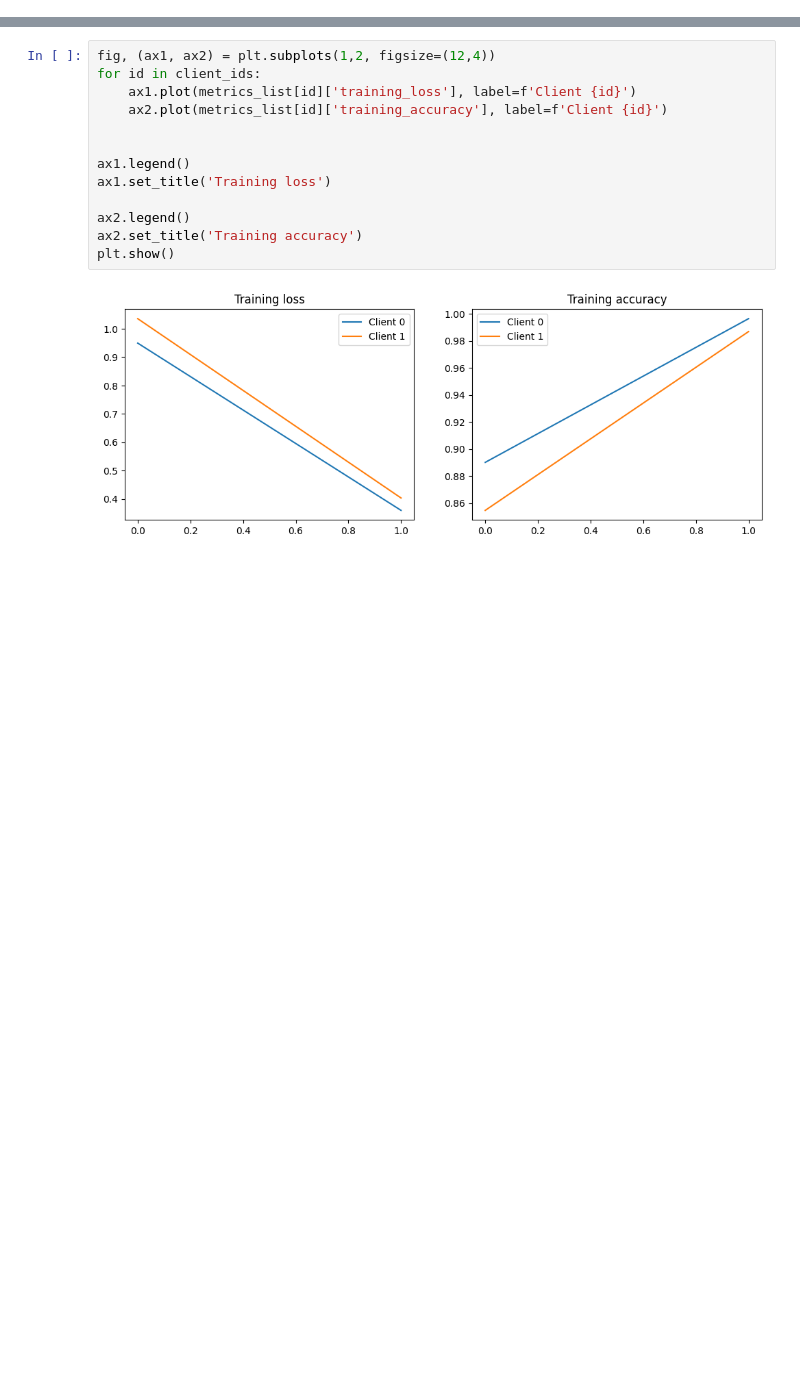
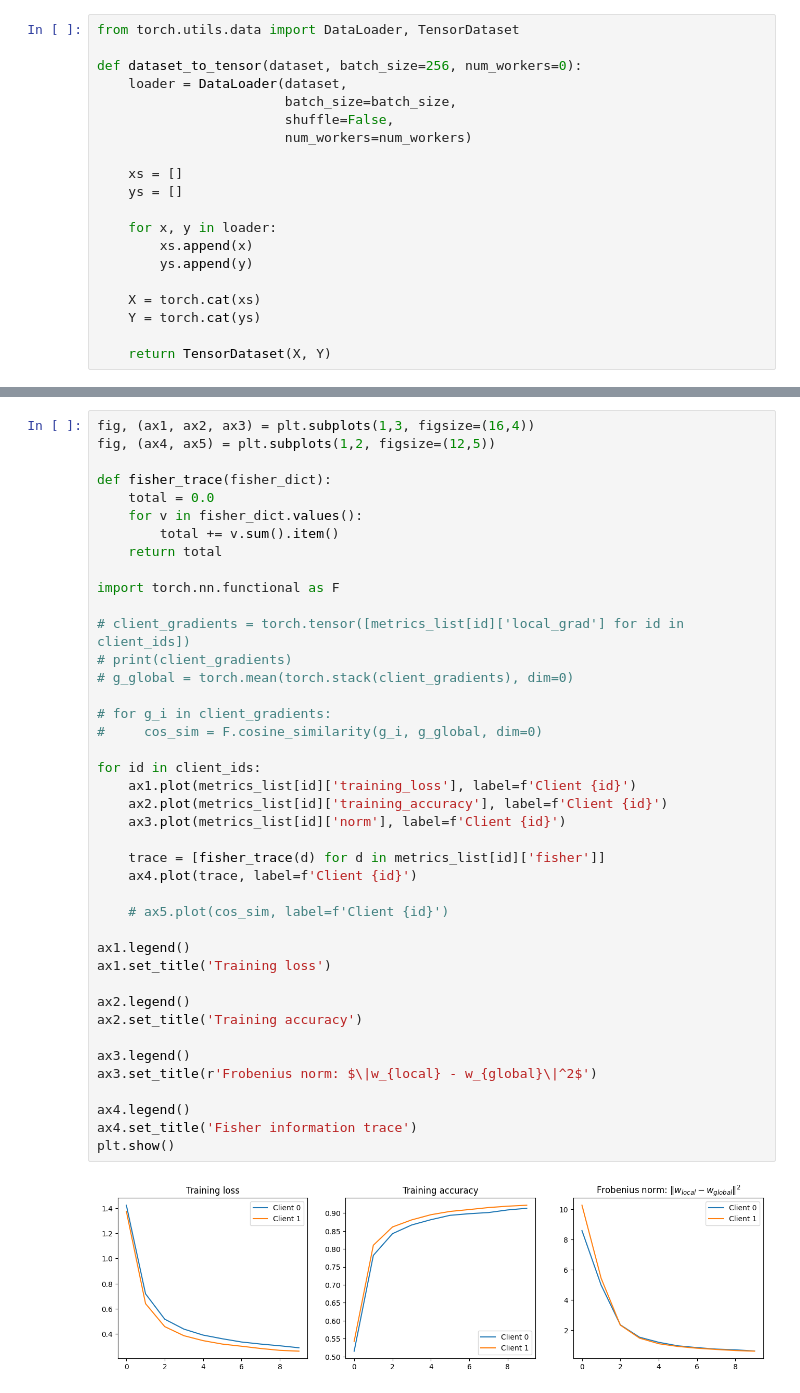
Before and after one commit to mhalleryd/MEX-FEDn, a Jupyter notebook: scaleout-client-python/examples/Max-Imagenette/max_test.ipynb, the cells around one changed output, grey strips where cells are left out. Drawn from its saved outputs; the diff is of its cells as text; blank space fills up the shorter version.

Commit message:
Metrics: frobenius norm, fisher trace samt cosine sim påväg + flytta in dataidx_maps

```diff
--- a/scaleout-client-python/examples/Max-Imagenette/max_test.ipynb
+++ b/scaleout-client-python/examples/Max-Imagenette/max_test.ipynb
@@ -131,3 +110,23 @@ klar inläsning
+# %%
+from torch.utils.data import DataLoader, TensorDataset
+
+def dataset_to_tensor(dataset, batch_size=256, num_workers=0):
+    loader = DataLoader(dataset,
+                        batch_size=batch_size,
+                        shuffle=False,
+                        num_workers=num_workers)
+
+    xs = []
+    ys = []
+
+    for x, y in loader:
+        xs.append(x)
+        ys.append(y)
+
+    X = torch.cat(xs)
+    Y = torch.cat(ys)
+
+    return TensorDataset(X, Y)
 # %%
 from copy import deepcopy
 from scaleoututil.serverfunctions.serverfunctionsbase import RoundType
@@ -197,15 +200,43 @@ print(150528/(784*64))
 # %%
-fig, (ax1, ax2) = plt.subplots(1,2, figsize=(12,4))
+fig, (ax1, ax2, ax3) = plt.subplots(1,3, figsize=(16,4))
+fig, (ax4, ax5) = plt.subplots(1,2, figsize=(12,5))
+
+def fisher_trace(fisher_dict):
+    total = 0.0
+    for v in fisher_dict.values():
+        total += v.sum().item()
+    return total
+
+import torch.nn.functional as F
+
+# client_gradients = torch.tensor([metrics_list[id]['local_grad'] for id in client_ids])
+# print(client_gradients)
+# g_global = torch.mean(torch.stack(client_gradients), dim=0)
+
+# for g_i in client_gradients:
+#     cos_sim = F.cosine_similarity(g_i, g_global, dim=0)
+
 for id in client_ids:
     ax1.plot(metrics_list[id]['training_loss'], label=f'Client {id}')
     ax2.plot(metrics_list[id]['training_accuracy'], label=f'Client {id}')
+    ax3.plot(metrics_list[id]['norm'], label=f'Client {id}')
 
+    trace = [fisher_trace(d) for d in metrics_list[id]['fisher']]
+    ax4.plot(trace, label=f'Client {id}')
+
+    # ax5.plot(cos_sim, label=f'Client {id}')
 
 ax1.legend()
 ax1.set_title('Training loss')
 
 ax2.legend()
 ax2.set_title('Training accuracy')
+
+ax3.legend()
+ax3.set_title(r'Frobenius norm: $\|w_{local} - w_{global}\|^2$')
+
+ax4.legend()
+ax4.set_title('Fisher information trace')
 plt.show()
 # %% [output]
-[figure, old version]
+[figure, new version]
```
Also changed, not shown: parts of 6 cells of this notebook, 6 other files.
